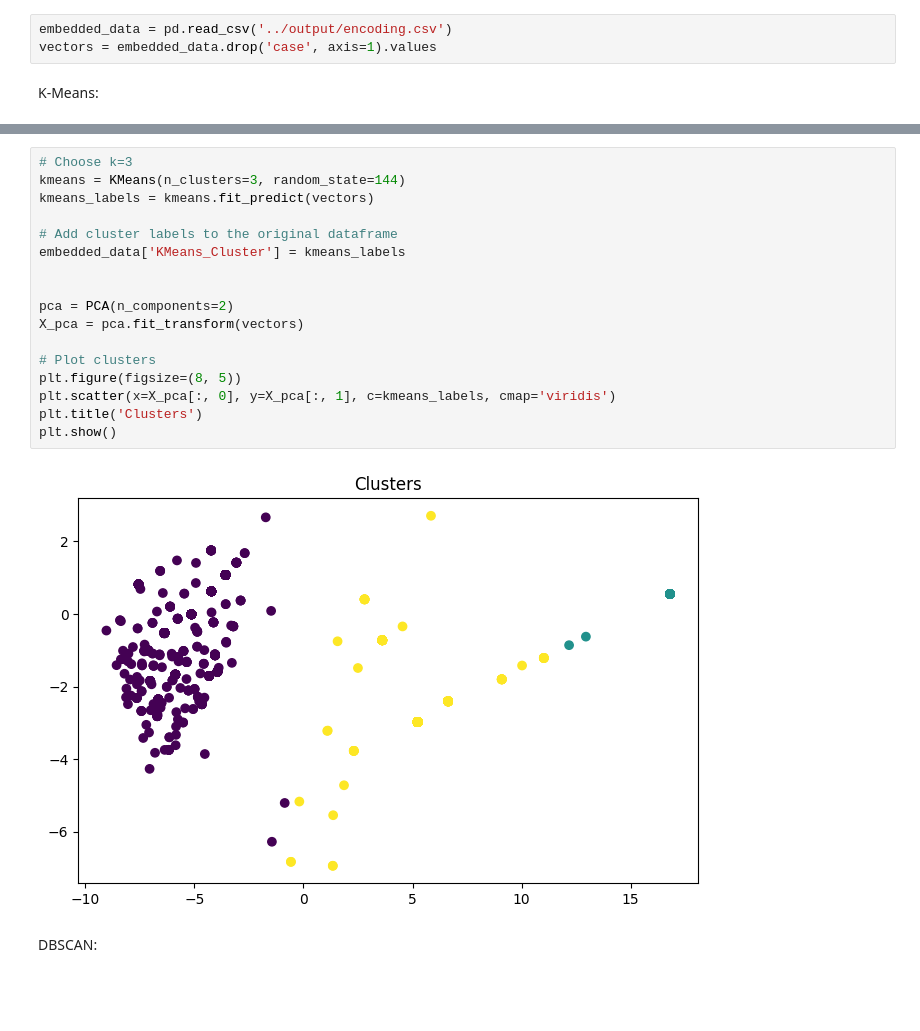
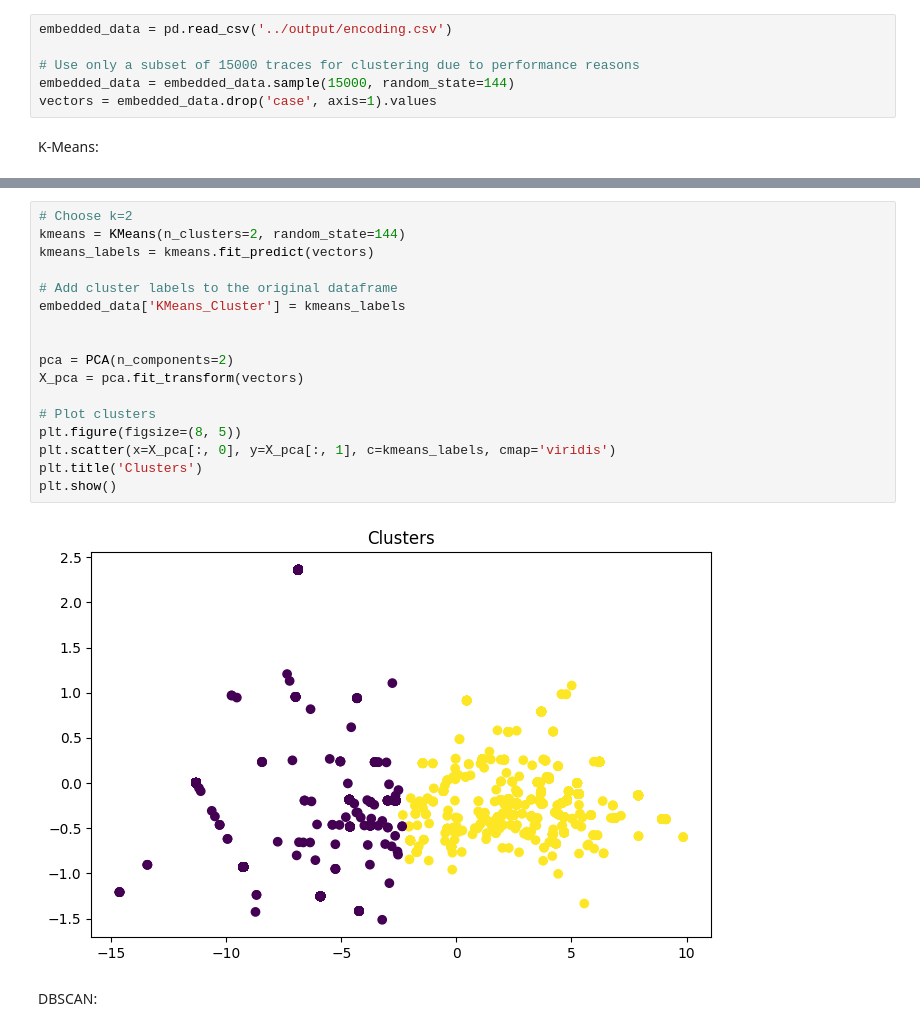
Before and after one commit to collinleiber/LMU_Master_Practical_SoSe24, a Jupyter notebook: practical/ProcessMining/group2/clustering/src/trace_clustering_graph.ipynb, the cells around one changed output, grey strips where cells are left out. Cells and saved outputs as stored; diff of their text form; blank space fills up the shorter version.

Commit message:
WIP graph based clustering

```diff
--- a/practical/ProcessMining/group2/clustering/src/trace_clustering_graph.ipynb
+++ b/practical/ProcessMining/group2/clustering/src/trace_clustering_graph.ipynb
@@ -145,6 +147,9 @@ b"\n\nConfig:\n{'aggregation': 'average',\n 'dataset': '../data/hbe.xes',\n 'edg
 ### Clustering:
 # %%
 embedded_data = pd.read_csv('../output/encoding.csv')
+
+# Use only a subset of 15000 traces for clustering due to performance reasons
+embedded_data = embedded_data.sample(15000, random_state=144)
 vectors = embedded_data.drop('case', axis=1).values
 # %% [markdown]
 K-Means:
@@ -181,22 +186,22 @@ plt.show()
 # %%
-# Choose k=3
-kmeans = KMeans(n_clusters=3, random_state=144)
+# Choose k=2
+kmeans = KMeans(n_clusters=2, random_state=144)
 kmeans_labels = kmeans.fit_predict(vectors)
 
 # Add cluster labels to the original dataframe
 embedded_data['KMeans_Cluster'] = kmeans_labels
 
 
 pca = PCA(n_components=2)
 X_pca = pca.fit_transform(vectors)
 
 # Plot clusters
 plt.figure(figsize=(8, 5))
 plt.scatter(x=X_pca[:, 0], y=X_pca[:, 1], c=kmeans_labels, cmap='viridis')
 plt.title('Clusters')
 plt.show()
 # %% [output]
-[figure, old version]
+[figure, new version]
 # %% [markdown]
 DBSCAN:
 # %%
```
Also changed, not shown: parts of 18 cells of this notebook.
